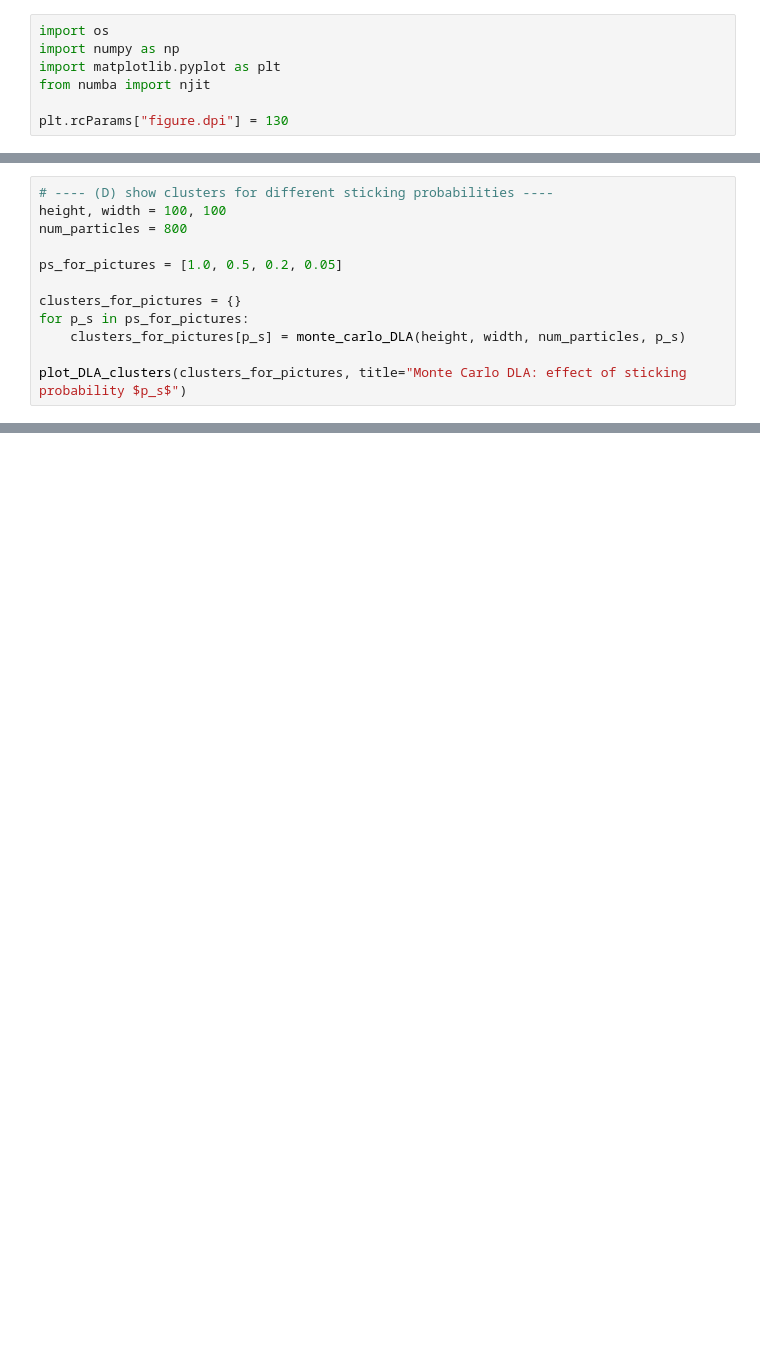
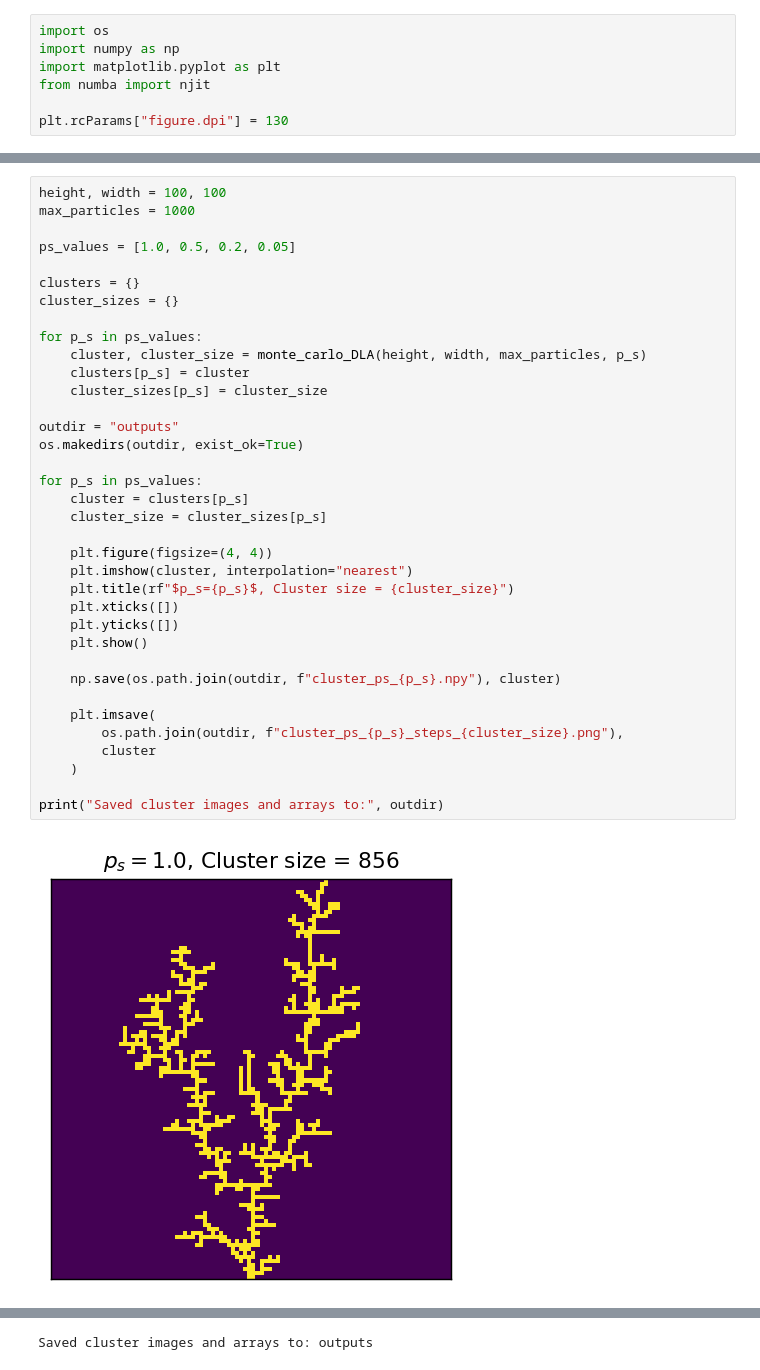
Before and after one commit to Hunter-13-z/Scientific-Computing, a Jupyter notebook: Assignment2/2.2_monte_carlo_DLA.ipynb, the cells around one changed output, grey strips where cells are left out. Drawn from its saved outputs; the diff is of its cells as text; blank space fills up the shorter version.

```diff
--- a/Assignment2/2.2_monte_carlo_DLA.ipynb
+++ b/Assignment2/2.2_monte_carlo_DLA.ipynb
@@ -178,12 +132,0 @@ def radius_of_gyration(cluster):
-# %%
-# ---- (D) show clusters for different sticking probabilities ----
-height, width = 100, 100
-num_particles = 800
-
-ps_for_pictures = [1.0, 0.5, 0.2, 0.05]
-
-clusters_for_pictures = {}
-for p_s in ps_for_pictures:
-    clusters_for_pictures[p_s] = monte_carlo_DLA(height, width, num_particles, p_s)
-
-plot_DLA_clusters(clusters_for_pictures, title="Monte Carlo DLA: effect of sticking probability $p_s$")
@@ -421,0 +135,38 @@ AttributeError: 'tuple' object has no attribute 'shape'
+# %%
+height, width = 100, 100
+max_particles = 1000
+
+ps_values = [1.0, 0.5, 0.2, 0.05]
+
+clusters = {}
+cluster_sizes = {}
+
+for p_s in ps_values:
+    cluster, cluster_size = monte_carlo_DLA(height, width, max_particles, p_s)
+    clusters[p_s] = cluster
+    cluster_sizes[p_s] = cluster_size
+
+outdir = "outputs"
+os.makedirs(outdir, exist_ok=True)
+
+for p_s in ps_values:
+    cluster = clusters[p_s]
+    cluster_size = cluster_sizes[p_s]
+
+    plt.figure(figsize=(4, 4))
+    plt.imshow(cluster, interpolation="nearest")
+    plt.title(rf"$p_s={p_s}$, Cluster size = {cluster_size}")
+    plt.xticks([])
+    plt.yticks([])
+    plt.show()
+
+    np.save(os.path.join(outdir, f"cluster_ps_{p_s}.npy"), cluster)
+
+    plt.imsave(
+        os.path.join(outdir, f"cluster_ps_{p_s}_steps_{cluster_size}.png"),
+        cluster
+    )
+
+print("Saved cluster images and arrays to:", outdir)
+# %% [output]
+[figure, added]
@@ -421,0 +176 @@ AttributeError: 'tuple' object has no attribute 'shape'
+Saved cluster images and arrays to: outputs
```
Also changed, not shown: parts of 11 cells of this notebook, 1 other file.
